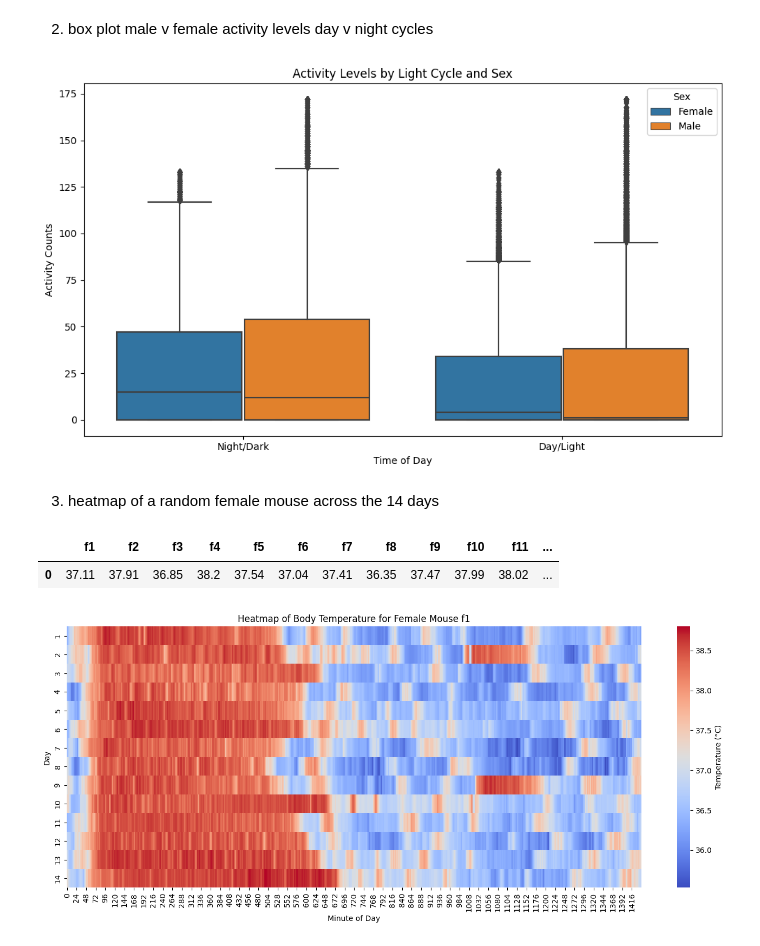
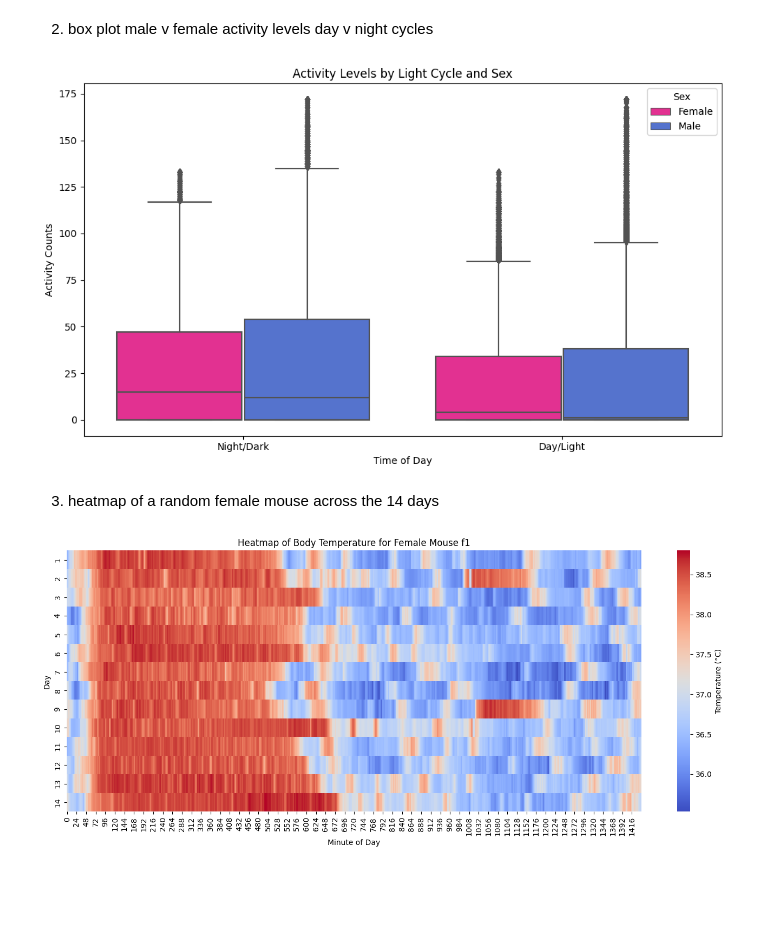
Before and after one commit to keyaura3/DSC106Project3, a Jupyter notebook: ExporatoryGraphs.ipynb, the cells around one changed output. Drawn from its saved outputs; the diff is of its cells as text; code cells hidden in the pictures; blank space fills up the shorter version.

```diff
--- a/ExporatoryGraphs.ipynb
+++ b/ExporatoryGraphs.ipynb
@@ -59,31 +59,27 @@ plt.show()
 # %%
 # making light and dark labels
 for df in [fem_act_melt, male_act_melt]:
     df['Hour'] = df['Time'].dt.hour
     df['Light'] = np.where(df['Hour'].between(6, 17), 'Day/Light', 'Night/Dark')
 
 fem_act_melt['Sex']='Female'
 male_act_melt['Sex']='Male'
 
 activity_combined = pd.concat([fem_act_melt, male_act_melt])
 
 fig, ax = plt.subplots(figsize=(10, 6))
-sns.boxplot(data=activity_combined, x='Light', y='Activity', hue='Sex', ax=ax)
+sns.boxplot(data=activity_combined, x='Light', y='Activity', hue='Sex',
+            palette={'Female': 'deeppink', 'Male': 'royalblue'},ax=ax)
 ax.set_title("Activity Levels by Light Cycle and Sex")
 ax.set_ylabel("Activity Counts")
 ax.set_xlabel("Time of Day")
 
 plt.tight_layout()
 plt.show()
 # %% [output]
-[figure, old version]
+[figure, new version]
 # %% [markdown]
 3. heatmap of a random female mouse across the 14 days
-# %%
-fem_temp.head(1)
-# %% [output]
-|  | f1 | f2 | f3 | f4 | f5 | f6 | f7 | f8 | f9 | f10 | f11 | ... |
-| 0 | 37.11 | 37.91 | 36.85 | 38.2 | 37.54 | 37.04 | 37.41 | 36.35 | 37.47 | 37.99 | 38.02 | ... |
 # %%
 mouse_id='f8'
 f1_temp =fem_temp[['Time', mouse_id]].copy()
```
Also changed, not shown: parts of 4 cells of this notebook.
